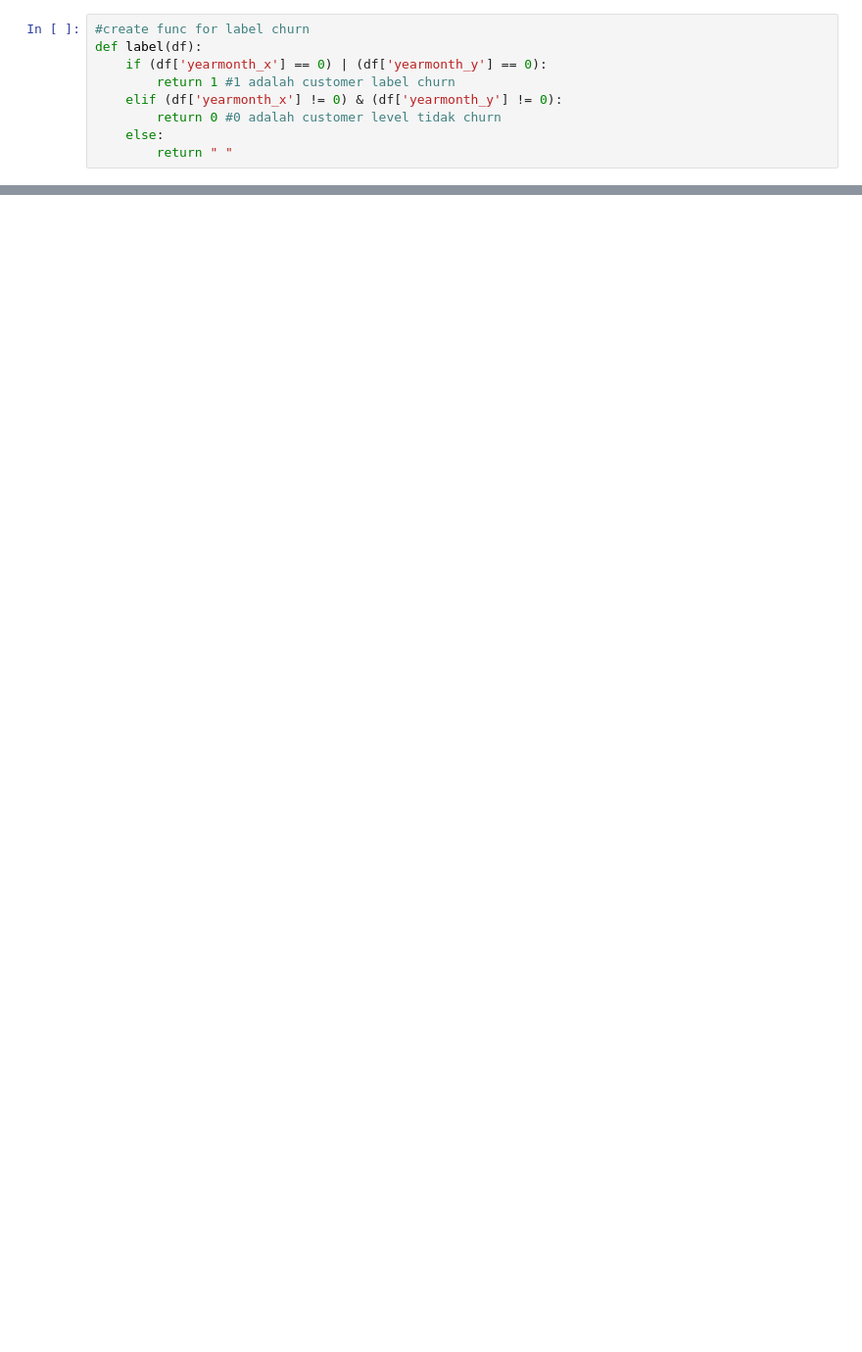
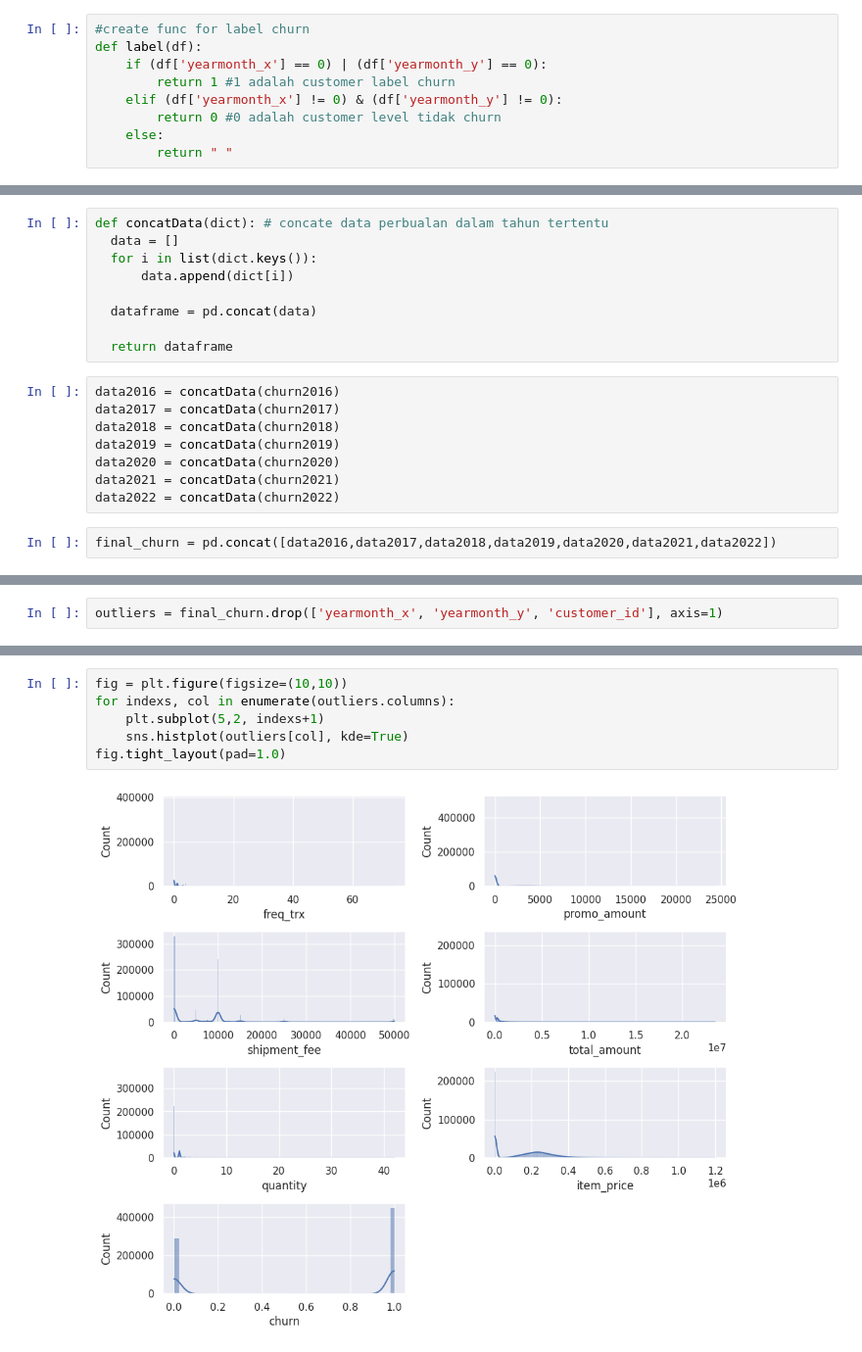
Before and after one commit to zlkhyr/FinalProject_StartUpCampus, a Jupyter notebook: Anteros_FinalProject_Production.ipynb, the cells around one changed output, grey strips where cells are left out. Shown at 98% size. Drawn from its saved outputs; the diff is of its cells as text; blank space fills up the shorter version.

```diff
--- a/Anteros_FinalProject_Production.ipynb
+++ b/Anteros_FinalProject_Production.ipynb
@@ -305,0 +343,19 @@ churn2016 = churnTahun(tahun2016)
+# %%
+def concatData(dict): # concate data perbualan dalam tahun tertentu
+  data = []
+  for i in list(dict.keys()):
+      data.append(dict[i])
+
+  dataframe = pd.concat(data)
+
+  return dataframe
+# %%
+data2016 = concatData(churn2016)
+data2017 = concatData(churn2017)
+data2018 = concatData(churn2018)
+data2019 = concatData(churn2019)
+data2020 = concatData(churn2020)
+data2021 = concatData(churn2021)
+data2022 = concatData(churn2022)
+# %%
+final_churn = pd.concat([data2016,data2017,data2018,data2019,data2020,data2021,data2022])
@@ -305,0 +394,2 @@ churn2016 = churnTahun(tahun2016)
+# %%
+outliers = final_churn.drop(['yearmonth_x', 'yearmonth_y', 'customer_id'], axis=1)
@@ -305,0 +405,8 @@ churn2016 = churnTahun(tahun2016)
+# %%
+fig = plt.figure(figsize=(10,10))
+for indexs, col in enumerate(outliers.columns):
+    plt.subplot(5,2, indexs+1)
+    sns.histplot(outliers[col], kde=True)
+fig.tight_layout(pad=1.0)
+# %% [output]
+[figure, added]
```
Also changed, not shown: parts of 20 cells of this notebook.
